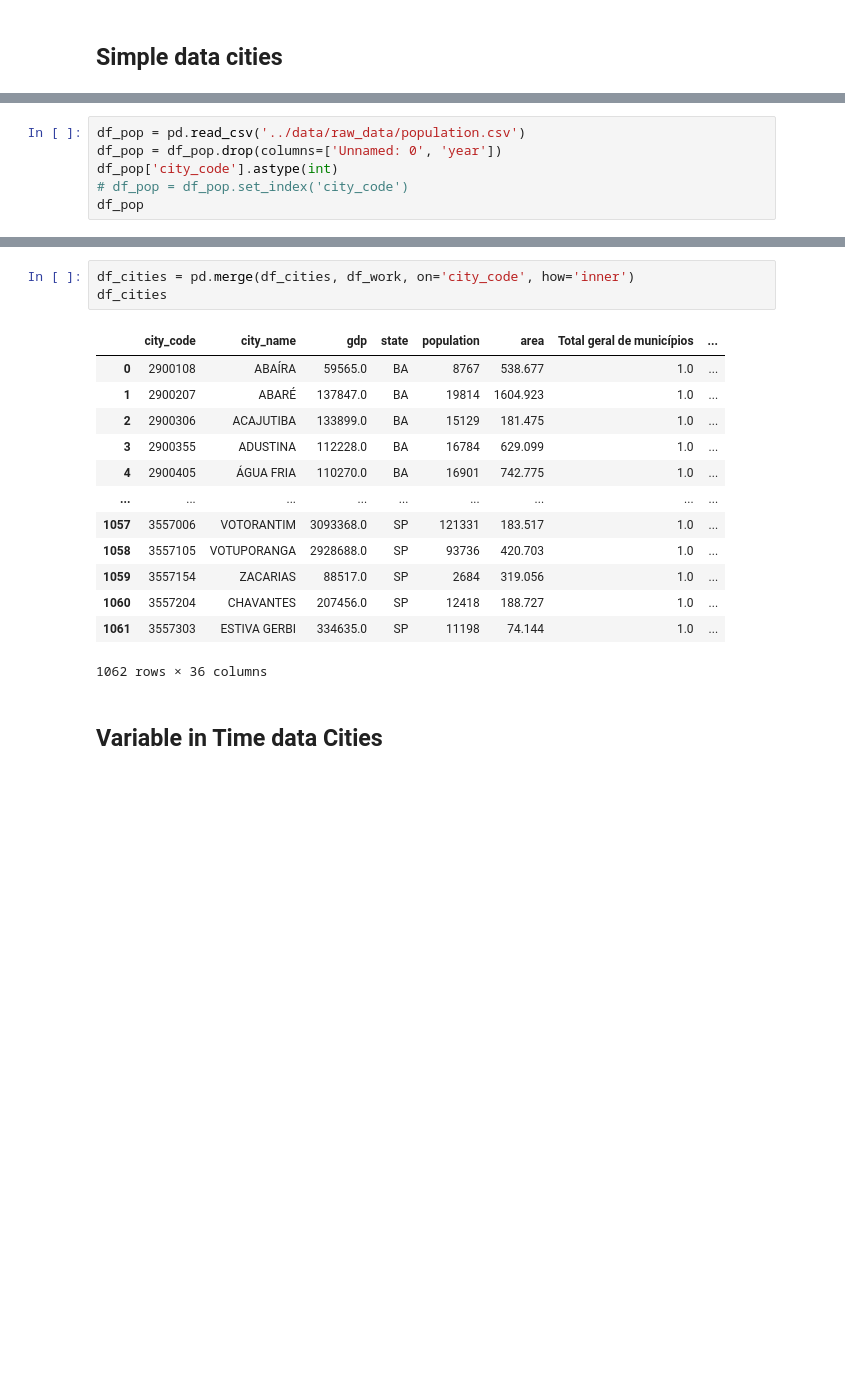
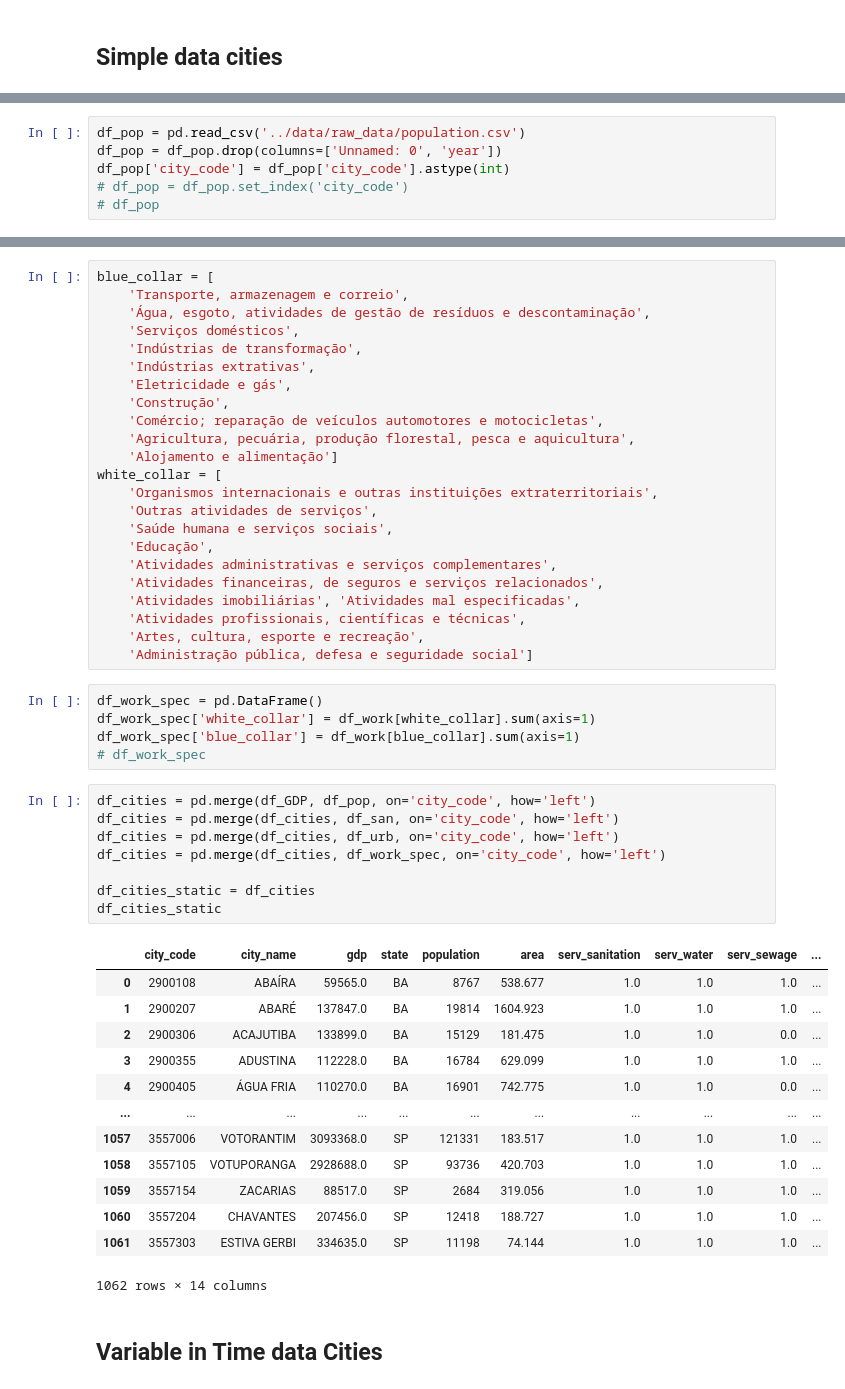
Before and after one commit to lucasagrizzi/MODS207, a Jupyter notebook: notebooks/proc_data_processing.ipynb, the cells around one changed output, grey strips where cells are left out. Cells and saved outputs as stored; diff of their text form; blank space fills up the shorter version.

```diff
--- a/notebooks/proc_data_processing.ipynb
+++ b/notebooks/proc_data_processing.ipynb
@@ -123,6 +95,6 @@ See the caveats in the documentation: https://pandas.pydata.org/pandas-docs/stab
 # %%
 df_pop = pd.read_csv('../data/raw_data/population.csv')
 df_pop = df_pop.drop(columns=['Unnamed: 0', 'year'])
-df_pop['city_code'].astype(int)
+df_pop['city_code'] = df_pop['city_code'].astype(int)
 # df_pop = df_pop.set_index('city_code')
-df_pop
+# df_pop
@@ -266,20 +136,53 @@ df_work
-# %%
-df_cities = pd.merge(df_cities, df_work, on='city_code', how='inner')
-df_cities
-# %% [output]
-|  | city_code | city_name | gdp | state | population | area | Total geral de municípios | ... |
-| 0 | 2900108 | ABAÍRA | 59565.0 | BA | 8767 | 538.677 | 1.0 | ... |
-| 1 | 2900207 | ABARÉ | 137847.0 | BA | 19814 | 1604.923 | 1.0 | ... |
-| 2 | 2900306 | ACAJUTIBA | 133899.0 | BA | 15129 | 181.475 | 1.0 | ... |
-| 3 | 2900355 | ADUSTINA | 112228.0 | BA | 16784 | 629.099 | 1.0 | ... |
-| 4 | 2900405 | ÁGUA FRIA | 110270.0 | BA | 16901 | 742.775 | 1.0 | ... |
-| ... | ... | ... | ... | ... | ... | ... | ... | ... |
-| 1057 | 3557006 | VOTORANTIM | 3093368.0 | SP | 121331 | 183.517 | 1.0 | ... |
-| 1058 | 3557105 | VOTUPORANGA | 2928688.0 | SP | 93736 | 420.703 | 1.0 | ... |
-| 1059 | 3557154 | ZACARIAS | 88517.0 | SP | 2684 | 319.056 | 1.0 | ... |
-| 1060 | 3557204 | CHAVANTES | 207456.0 | SP | 12418 | 188.727 | 1.0 | ... |
-| 1061 | 3557303 | ESTIVA GERBI | 334635.0 | SP | 11198 | 74.144 | 1.0 | ... |
-1062 rows × 36 columns
+# %%
+blue_collar = [
+    'Transporte, armazenagem e correio',
+    'Água, esgoto, atividades de gestão de resíduos e descontaminação',
+    'Serviços domésticos',
+    'Indústrias de transformação',
+    'Indústrias extrativas',
+    'Eletricidade e gás',
+    'Construção',
+    'Comércio; reparação de veículos automotores e motocicletas',
+    'Agricultura, pecuária, produção florestal, pesca e aquicultura',
+    'Alojamento e alimentação']
+white_collar = [
+    'Organismos internacionais e outras instituições extraterritoriais',
+    'Outras atividades de serviços',
+    'Saúde humana e serviços sociais',
+    'Educação',
+    'Atividades administrativas e serviços complementares',
+    'Atividades financeiras, de seguros e serviços relacionados',
+    'Atividades imobiliárias', 'Atividades mal especificadas',
+    'Atividades profissionais, científicas e técnicas',
+    'Artes, cultura, esporte e recreação',
+    'Administração pública, defesa e seguridade social']
+# %%
+df_work_spec = pd.DataFrame()
+df_work_spec['white_collar'] = df_work[white_collar].sum(axis=1)
+df_work_spec['blue_collar'] = df_work[blue_collar].sum(axis=1)
+# df_work_spec
+# %%
+df_cities = pd.merge(df_GDP, df_pop, on='city_code', how='left')
+df_cities = pd.merge(df_cities, df_san, on='city_code', how='left')
+df_cities = pd.merge(df_cities, df_urb, on='city_code', how='left')
+df_cities = pd.merge(df_cities, df_work_spec, on='city_code', how='left')
+
+df_cities_static = df_cities
+df_cities_static
+# %% [output]
+|  | city_code | city_name | gdp | state | population | area | serv_sanitation | serv_water | serv_sewage | ... |
+| 0 | 2900108 | ABAÍRA | 59565.0 | BA | 8767 | 538.677 | 1.0 | 1.0 | 1.0 | ... |
+| 1 | 2900207 | ABARÉ | 137847.0 | BA | 19814 | 1604.923 | 1.0 | 1.0 | 1.0 | ... |
+| 2 | 2900306 | ACAJUTIBA | 133899.0 | BA | 15129 | 181.475 | 1.0 | 1.0 | 0.0 | ... |
+| 3 | 2900355 | ADUSTINA | 112228.0 | BA | 16784 | 629.099 | 1.0 | 1.0 | 1.0 | ... |
+| 4 | 2900405 | ÁGUA FRIA | 110270.0 | BA | 16901 | 742.775 | 1.0 | 1.0 | 0.0 | ... |
+| ... | ... | ... | ... | ... | ... | ... | ... | ... | ... | ... |
+| 1057 | 3557006 | VOTORANTIM | 3093368.0 | SP | 121331 | 183.517 | 1.0 | 1.0 | 1.0 | ... |
+| 1058 | 3557105 | VOTUPORANGA | 2928688.0 | SP | 93736 | 420.703 | 1.0 | 1.0 | 1.0 | ... |
+| 1059 | 3557154 | ZACARIAS | 88517.0 | SP | 2684 | 319.056 | 1.0 | 1.0 | 1.0 | ... |
+| 1060 | 3557204 | CHAVANTES | 207456.0 | SP | 12418 | 188.727 | 1.0 | 1.0 | 1.0 | ... |
+| 1061 | 3557303 | ESTIVA GERBI | 334635.0 | SP | 11198 | 74.144 | 1.0 | 1.0 | 1.0 | ... |
+1062 rows × 14 columns
 # %% [markdown]
 ## Variable in Time data Cities
 # %%
```
Also changed, not shown: parts of 27 cells of this notebook, 1 other file.
